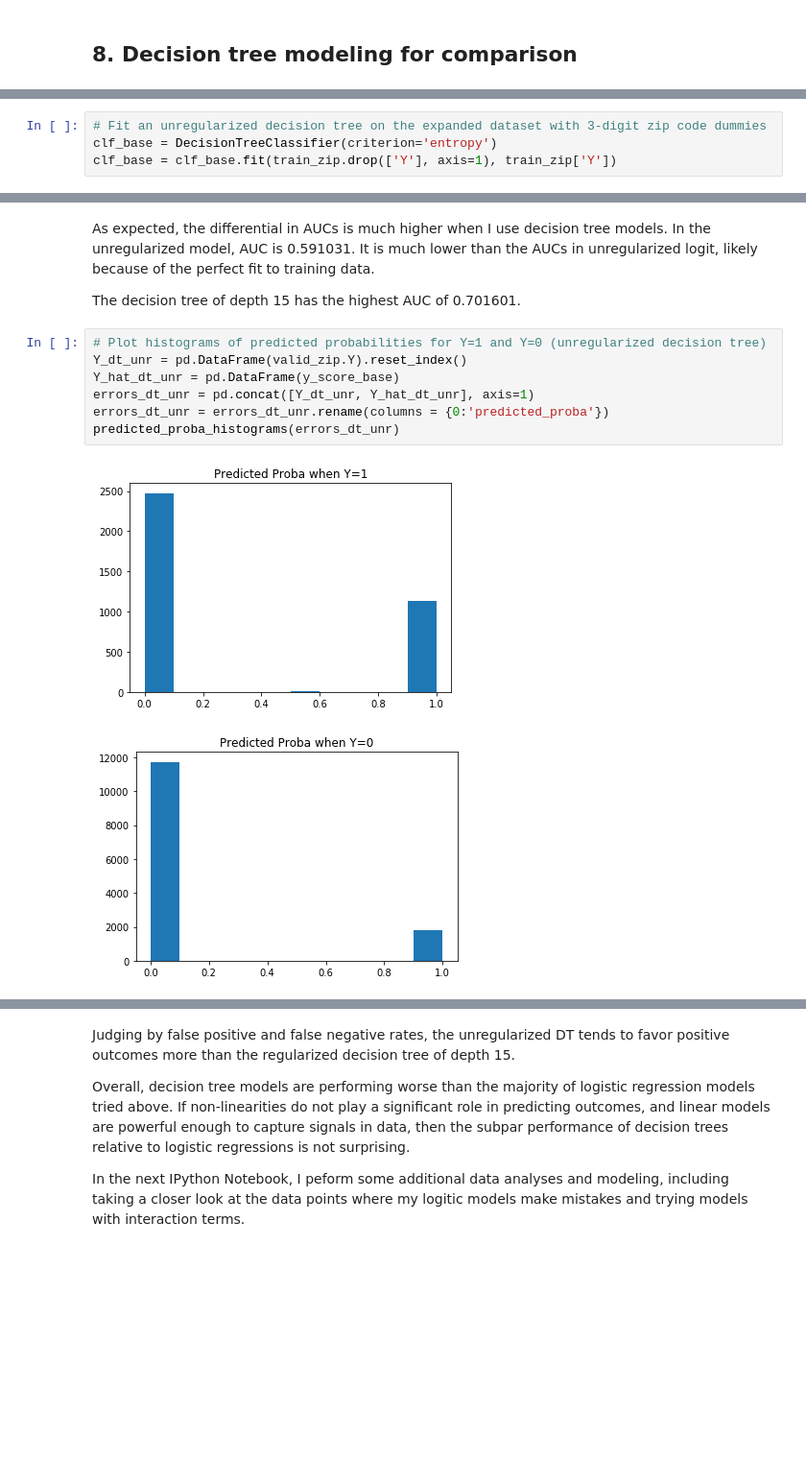
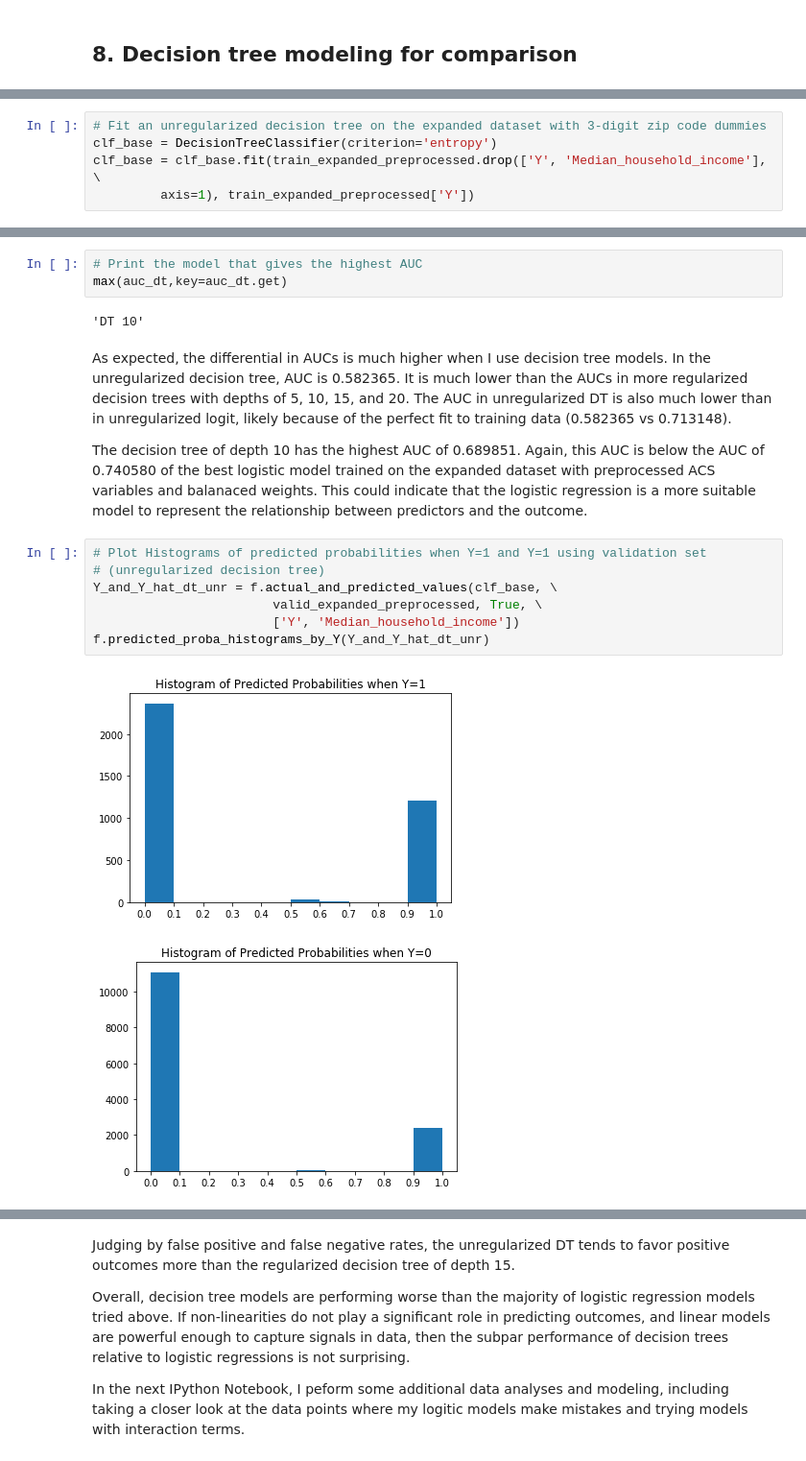
Before and after one commit to zhannazh/Predicting_Outcome_of_Consumer_Finance_Complaints, a Jupyter notebook: 2. Predictive Modeling.ipynb, the cells around one changed output, grey strips where cells are left out. Shown at 96% size. Saved outputs shown, nothing was run; the diff lists cells and outputs as text; blank space fills up the shorter version.

Commit message:
updated zip code + DT models

```diff
--- a/2. Predictive Modeling.ipynb
+++ b/2. Predictive Modeling.ipynb
@@ -1066,6 +1027,7 @@ Remember that the performance of unregularized and regularized logit models abov
 # %%
 # Fit an unregularized decision tree on the expanded dataset with 3-digit zip code dummies
 clf_base = DecisionTreeClassifier(criterion='entropy')
-clf_base = clf_base.fit(train_zip.drop(['Y'], axis=1), train_zip['Y'])
+clf_base = clf_base.fit(train_expanded_preprocessed.drop(['Y', 'Median_household_income'], \
+         axis=1), train_expanded_preprocessed['Y'])
 # %%
 # Calculate AUC
@@ -1098,15 +1065,20 @@ auc_dt
+# %%
+# Print the model that gives the highest AUC
+max(auc_dt,key=auc_dt.get)
+# %% [output]
+'DT 10'
 # %% [markdown]
-As expected, the differential in AUCs is much higher when I use decision tree models. In the unregularized model, AUC is 0.591031. It is much lower than the AUCs in unregularized logit, likely because of the perfect fit to training data.
+As expected, the differential in AUCs is much higher when I use decision tree models. In the unregularized decision tree, AUC is 0.582365. It is much lower than the AUCs in more regularized decision trees with depths of 5, 10, 15, and 20. The AUC in unregularized DT is also much lower than in unregularized logit, likely because of the perfect fit to training data (0.582365 vs 0.713148).
 
-The decision tree of depth 15 has the highest AUC of 0.701601.
+The decision tree of depth 10 has the highest AUC of 0.689851. Again, this AUC is below the AUC of 0.740580 of the best logistic model trained on the expanded dataset with preprocessed ACS variables and balanaced weights. This could indicate that the logistic regression is a more suitable model to represent the relationship between predictors and the outcome.
-# %%
-# Plot histograms of predicted probabilities for Y=1 and Y=0 (unregularized decision tree)
-Y_dt_unr = pd.DataFrame(valid_zip.Y).reset_index()
-Y_hat_dt_unr = pd.DataFrame(y_score_base)
-errors_dt_unr = pd.concat([Y_dt_unr, Y_hat_dt_unr], axis=1)
-errors_dt_unr = errors_dt_unr.rename(columns = {0:'predicted_proba'})
-predicted_proba_histograms(errors_dt_unr)
-# %% [output]
-[figure, removed]
-[figure, removed]
+# %%
+# Plot Histograms of predicted probabilities when Y=1 and Y=1 using validation set
+# (unregularized decision tree)
+Y_and_Y_hat_dt_unr = f.actual_and_predicted_values(clf_base, \
+                        valid_expanded_preprocessed, True, \
+                        ['Y', 'Median_household_income'])
+f.predicted_proba_histograms_by_Y(Y_and_Y_hat_dt_unr)
+# %% [output]
+[figure, added]
+[figure, added]
 # %%
```
Also changed, not shown: parts of 24 cells of this notebook, 1 other file.
